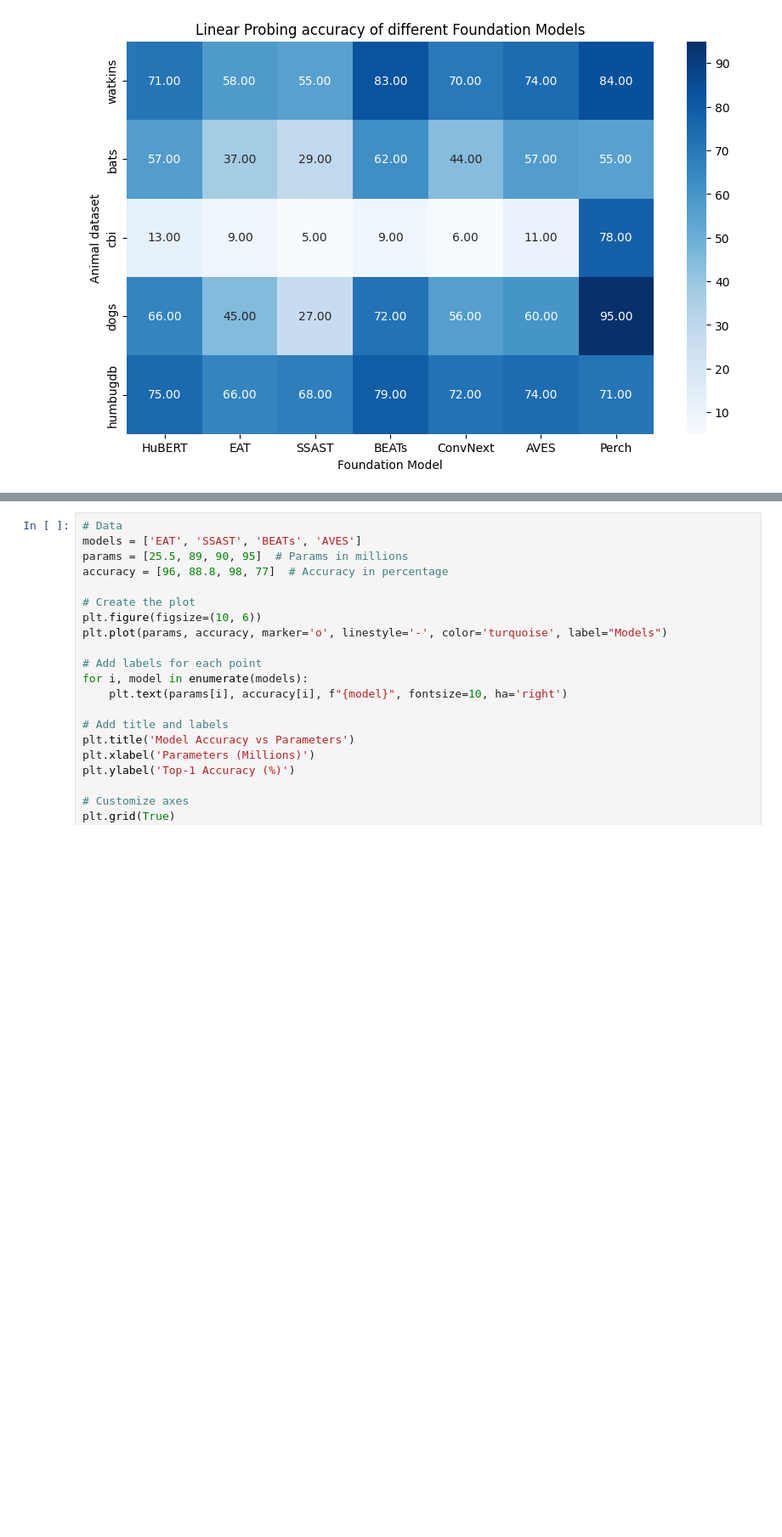
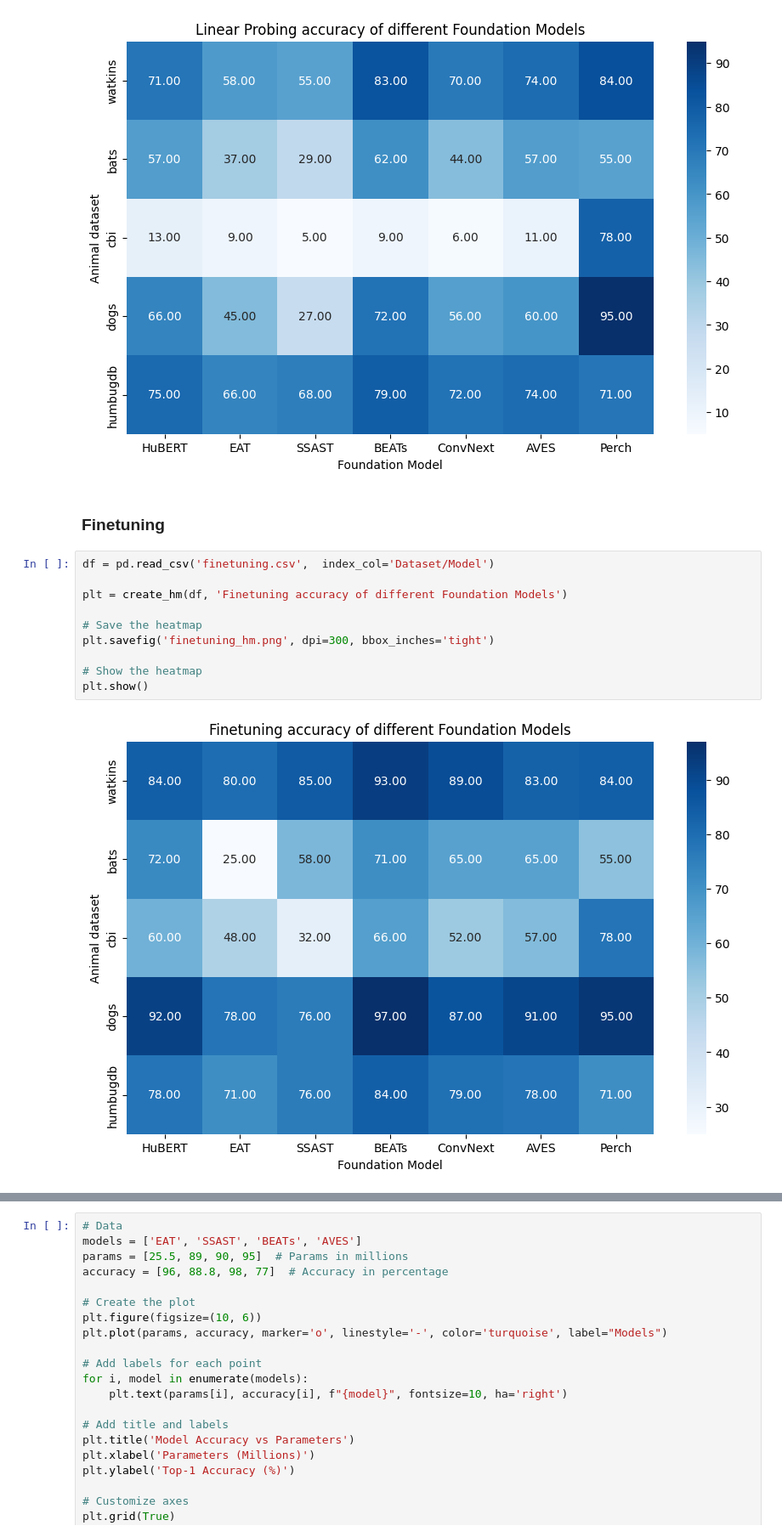
Before and after one commit to DBD-research-group/BirdSet, a Jupyter notebook: results/plots.ipynb, the cells around one changed output, grey strips where cells are left out. Shown at 85% size. Saved outputs shown, nothing was run; the diff lists cells and outputs as text; blank space fills up the shorter version.

Commit message:
Finetune script, plots, first results

```diff
--- a/results/plots.ipynb
+++ b/results/plots.ipynb
@@ -29,3 +31,17 @@ plt.savefig('probing_hm.png', dpi=300, bbox_inches='tight')
 plt.show()
 # %% [output]
 [figure]
+# %% [markdown]
+### Finetuning
+# %%
+df = pd.read_csv('finetuning.csv',  index_col='Dataset/Model')
+
+plt = create_hm(df, 'Finetuning accuracy of different Foundation Models')
+
+# Save the heatmap
+plt.savefig('finetuning_hm.png', dpi=300, bbox_inches='tight')
+
+# Show the heatmap
+plt.show()
+# %% [output]
+[figure, added]
```
Also changed, not shown: parts of 3 cells of this notebook, 3 other files.
